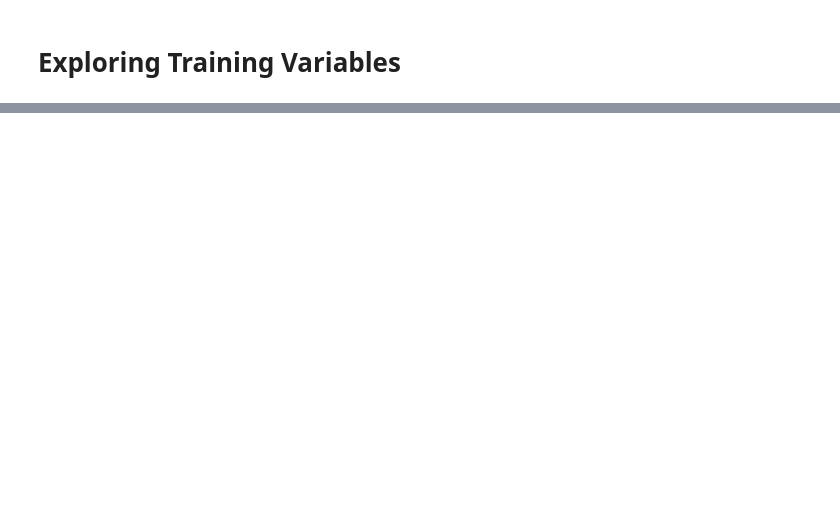
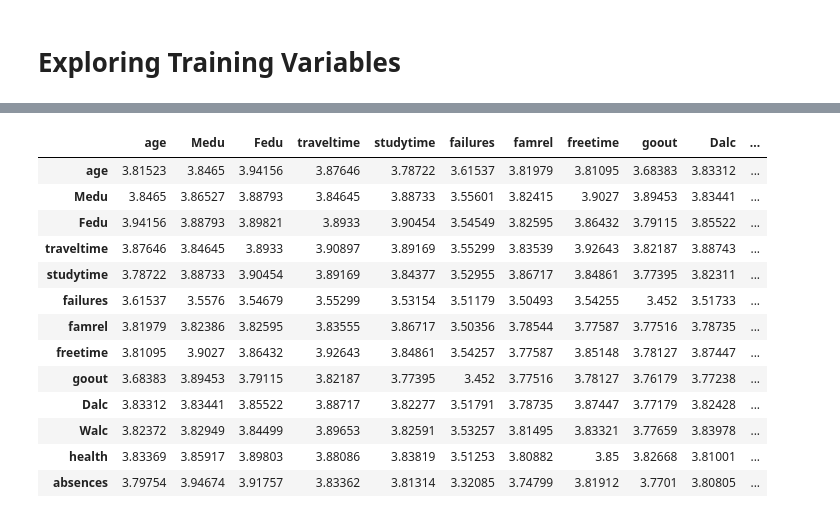
Before and after one commit to coffeeboost/SML-grade-predictor, a Jupyter notebook: CAIS_Kaggle.ipynb, the cells around one changed output, grey strips where cells are left out. Saved outputs shown, nothing was run; the diff lists cells and outputs as text; code cells hidden in the pictures; blank space fills up the shorter version.

```diff
--- a/CAIS_Kaggle.ipynb
+++ b/CAIS_Kaggle.ipynb
@@ -1174,0 +1183,17 @@ testset
+# %%
+df123
+# %% [output]
+|  | age | Medu | Fedu | traveltime | studytime | failures | famrel | freetime | goout | Dalc | ... |
+| age | 3.81523 | 3.8465 | 3.94156 | 3.87646 | 3.78722 | 3.61537 | 3.81979 | 3.81095 | 3.68383 | 3.83312 | ... |
+| Medu | 3.8465 | 3.86527 | 3.88793 | 3.84645 | 3.88733 | 3.55601 | 3.82415 | 3.9027 | 3.89453 | 3.83441 | ... |
+| Fedu | 3.94156 | 3.88793 | 3.89821 | 3.8933 | 3.90454 | 3.54549 | 3.82595 | 3.86432 | 3.79115 | 3.85522 | ... |
+| traveltime | 3.87646 | 3.84645 | 3.8933 | 3.90897 | 3.89169 | 3.55299 | 3.83539 | 3.92643 | 3.82187 | 3.88743 | ... |
+| studytime | 3.78722 | 3.88733 | 3.90454 | 3.89169 | 3.84377 | 3.52955 | 3.86717 | 3.84861 | 3.77395 | 3.82311 | ... |
+| failures | 3.61537 | 3.5576 | 3.54679 | 3.55299 | 3.53154 | 3.51179 | 3.50493 | 3.54255 | 3.452 | 3.51733 | ... |
+| famrel | 3.81979 | 3.82386 | 3.82595 | 3.83555 | 3.86717 | 3.50356 | 3.78544 | 3.77587 | 3.77516 | 3.78735 | ... |
+| freetime | 3.81095 | 3.9027 | 3.86432 | 3.92643 | 3.84861 | 3.54257 | 3.77587 | 3.85148 | 3.78127 | 3.87447 | ... |
+| goout | 3.68383 | 3.89453 | 3.79115 | 3.82187 | 3.77395 | 3.452 | 3.77516 | 3.78127 | 3.76179 | 3.77238 | ... |
+| Dalc | 3.83312 | 3.83441 | 3.85522 | 3.88717 | 3.82277 | 3.51791 | 3.78735 | 3.87447 | 3.77179 | 3.82428 | ... |
+| Walc | 3.82372 | 3.82949 | 3.84499 | 3.89653 | 3.82591 | 3.53257 | 3.81495 | 3.83321 | 3.77659 | 3.83978 | ... |
+| health | 3.83369 | 3.85917 | 3.89803 | 3.88086 | 3.83819 | 3.51253 | 3.80882 | 3.85 | 3.82668 | 3.81001 | ... |
+| absences | 3.79754 | 3.94674 | 3.91757 | 3.83362 | 3.81314 | 3.32085 | 3.74799 | 3.81912 | 3.7701 | 3.80805 | ... |
```
Also changed, not shown: parts of 12 cells of this notebook.
